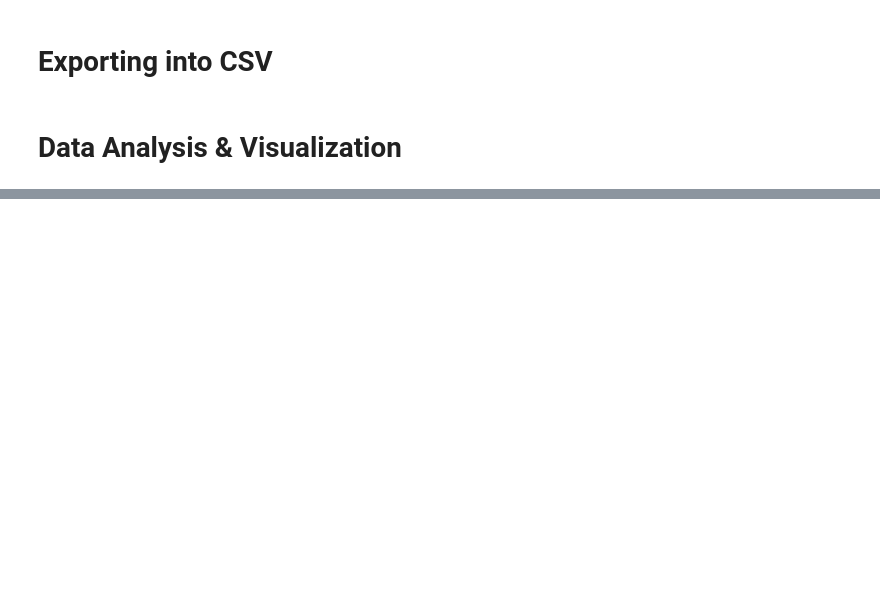
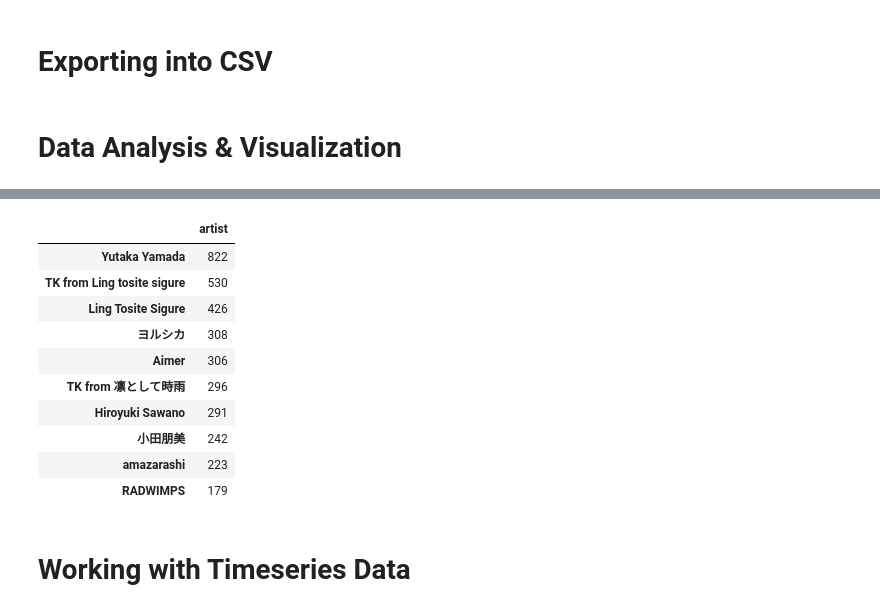
Before and after one commit to Prathamesh-Ghatole/data-analysis-lastfm, a Jupyter notebook: Main.ipynb, the cells around one changed output, grey strips where cells are left out. Saved outputs shown, nothing was run; the diff lists cells and outputs as text; code cells hidden in the pictures; blank space fills up the shorter version.

```diff
--- a/Main.ipynb
+++ b/Main.ipynb
@@ -212,0 +230,17 @@ df.to_csv('export.csv', encoding='utf-8')
+# %%
+TopArtists = pd.DataFrame(df['artist'].value_counts())
+TopArtists.head(10)
+# %% [output]
+|  | artist |
+| Yutaka Yamada | 822 |
+| TK from Ling tosite sigure | 530 |
+| Ling Tosite Sigure | 426 |
+| ヨルシカ | 308 |
+| Aimer | 306 |
+| TK from 凛として時雨 | 296 |
+| Hiroyuki Sawano | 291 |
+| 小田朋美 | 242 |
+| amazarashi | 223 |
+| RADWIMPS | 179 |
+# %% [markdown]
+# Working with Timeseries Data
```
Also changed, not shown: parts of 9 cells of this notebook.
